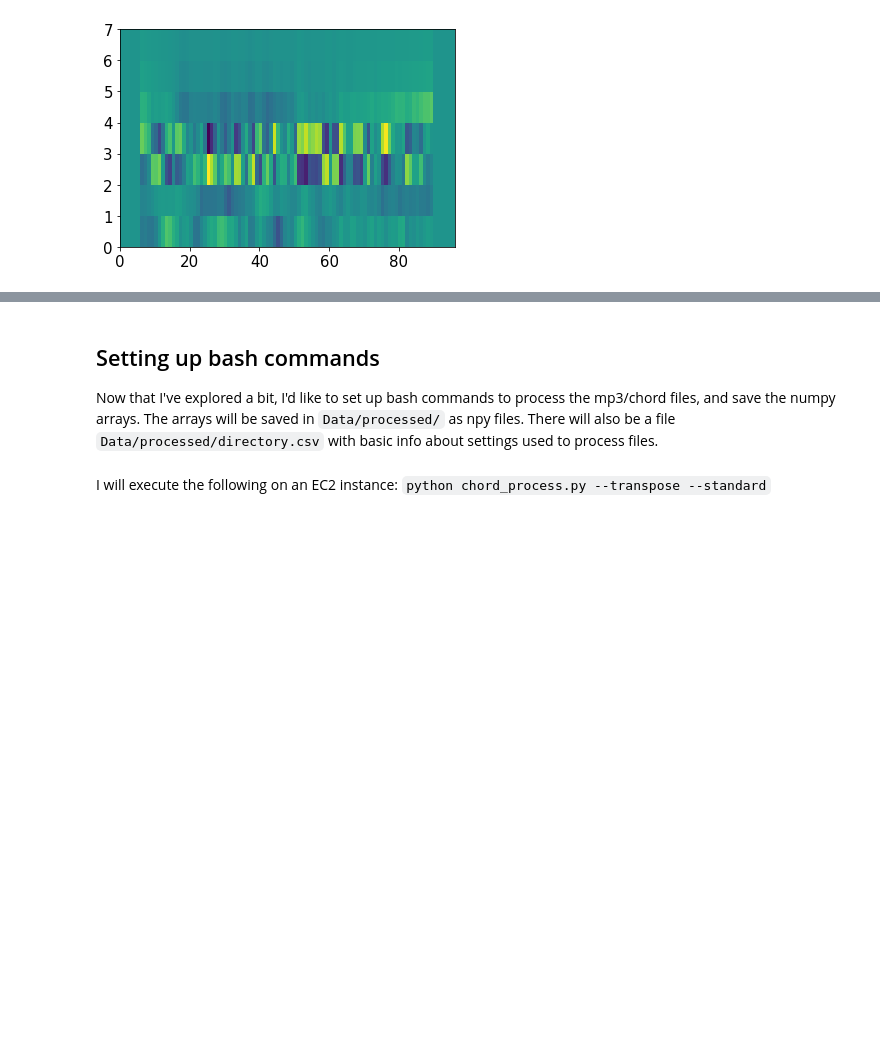
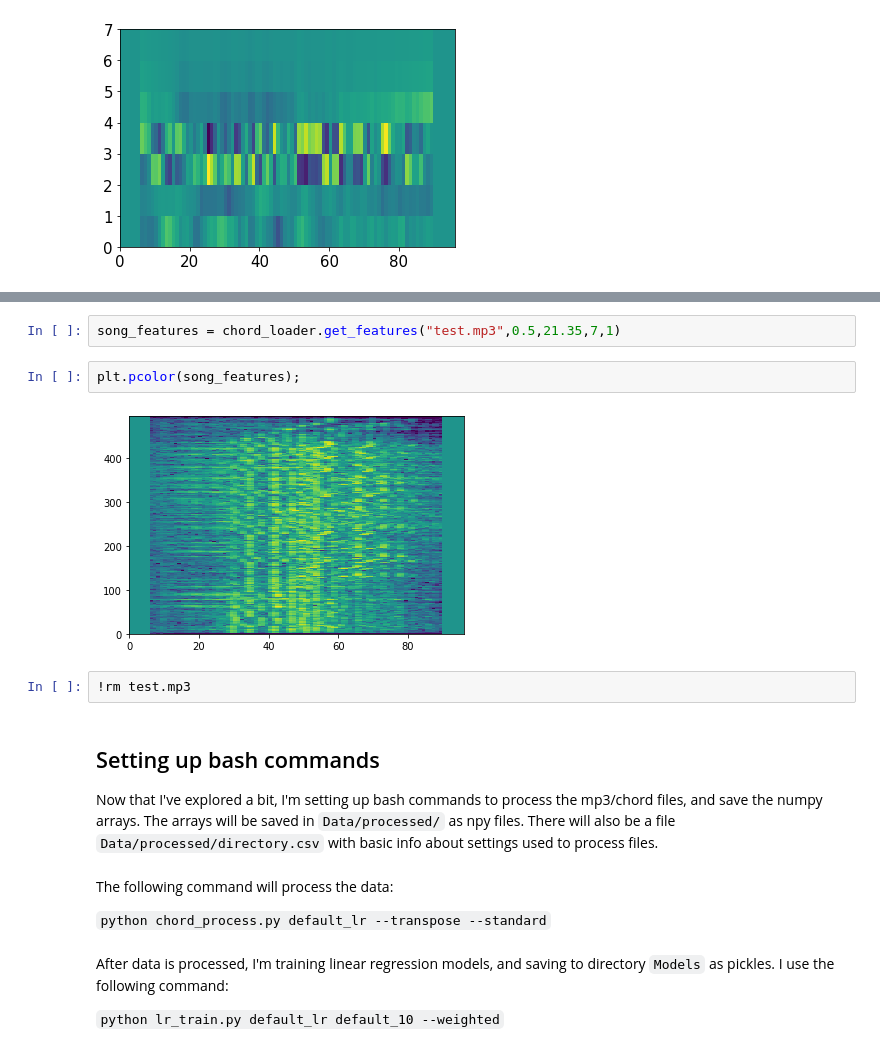
Before and after one commit to tristanlmiller/auto-guitar-tabs, a Jupyter notebook: Logistic Regression model.ipynb, the cells around one changed output, grey strips where cells are left out. Drawn from its saved outputs; the diff is of its cells as text; blank space fills up the shorter version.

Commit message:
fix more bugs and add training command

````diff
--- a/Logistic Regression model.ipynb
+++ b/Logistic Regression model.ipynb
@@ -186,6 +227,19 @@ plt.pcolor(quality_model.coef_)
+# %%
+song_features = chord_loader.get_features("test.mp3",0.5,21.35,7,1)
+# %%
+plt.pcolor(song_features);
+# %% [output]
+[figure, added]
+# %%
+!rm test.mp3
 # %% [markdown]
 ## Setting up bash commands
-Now that I've explored a bit, I'd like to set up bash commands to process the mp3/chord files, and save the numpy arrays.  The arrays will be saved in `Data/processed/` as npy files.  There will also be a file `Data/processed/directory.csv` with basic info about settings used to process files.
+Now that I've explored a bit, I'm setting up bash commands to process the mp3/chord files, and save the numpy arrays.  The arrays will be saved in `Data/processed/` as npy files.  There will also be a file `Data/processed/directory.csv` with basic info about settings used to process files.
 # %% [markdown]
-I will execute the following on an EC2 instance:
-```python chord_process.py --transpose --standard```
+The following command will process the data:
+
+```python chord_process.py default_lr --transpose --standard```
+# %% [markdown]
+After data is processed, I'm training linear regression models, and saving to directory `Models` as pickles.  I use the following command:
+
+```python lr_train.py default_lr default_10 --weighted```
````
Also changed, not shown: parts of 12 cells of this notebook, 3 other files.
